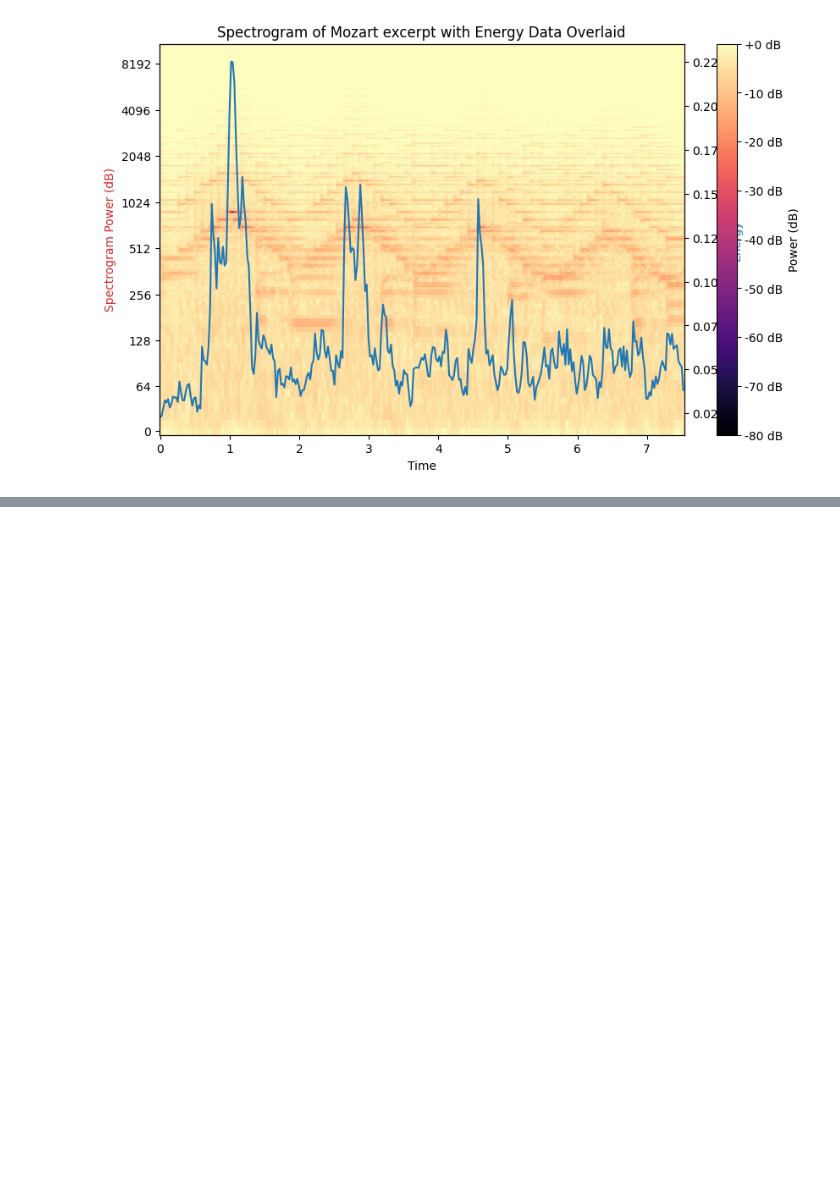
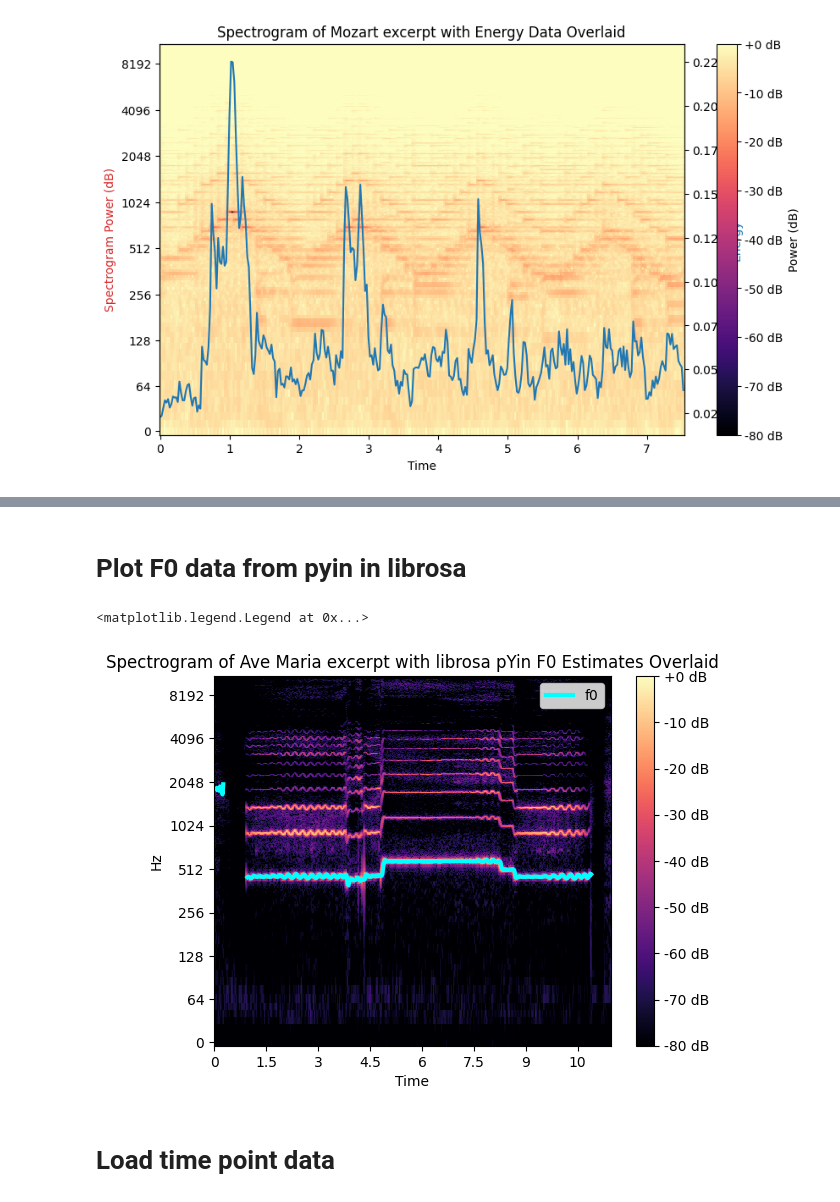
Before and after one commit to jcdevaney/audioAnalysisWorkshop, a Jupyter notebook: audioAnalysisWorkbook.ipynb, the cells around one changed output, grey strips where cells are left out. Saved outputs shown, nothing was run; the diff lists cells and outputs as text; code cells hidden in the pictures; blank space fills up the shorter version.

```diff
--- a/audioAnalysisWorkbook.ipynb
+++ b/audioAnalysisWorkbook.ipynb
@@ -106,0 +124,22 @@ overlayPlot(audiofileMozart,csvMozart,titleMozart)
+# %% [markdown]
+# Plot F0 data from pyin in librosa
+# %%
+# https://librosa.org/doc/main/generated/librosa.pyin.html
+
+f0, voiced_flag, voiced_probs = librosa.pyin(y,sr=fs, frame_length=2048, win_length=256,
+                                             fmin=librosa.note_to_hz('C2'),
+                                             fmax=librosa.note_to_hz('C7'))
+times = librosa.times_like(f0)
+import matplotlib.pyplot as plt
+D = librosa.amplitude_to_db(np.abs(librosa.stft(y)), ref=np.max)
+fig, ax = plt.subplots()
+img = librosa.display.specshow(D, x_axis='time', y_axis='log', ax=ax)
+ax.set(title='Spectrogram of Ave Maria excerpt with librosa pYin F0 Estimates Overlaid')
+fig.colorbar(img, ax=ax, format="%+2.f dB")
+ax.plot(times, f0, label='f0', color='cyan', linewidth=3)
+ax.legend(loc='upper right')
+# %% [output]
+<matplotlib.legend.Legend at 0x...>
+[figure, added]
+# %% [markdown]
+# Load time point data
```
Also changed, not shown: parts of 13 cells of this notebook.
